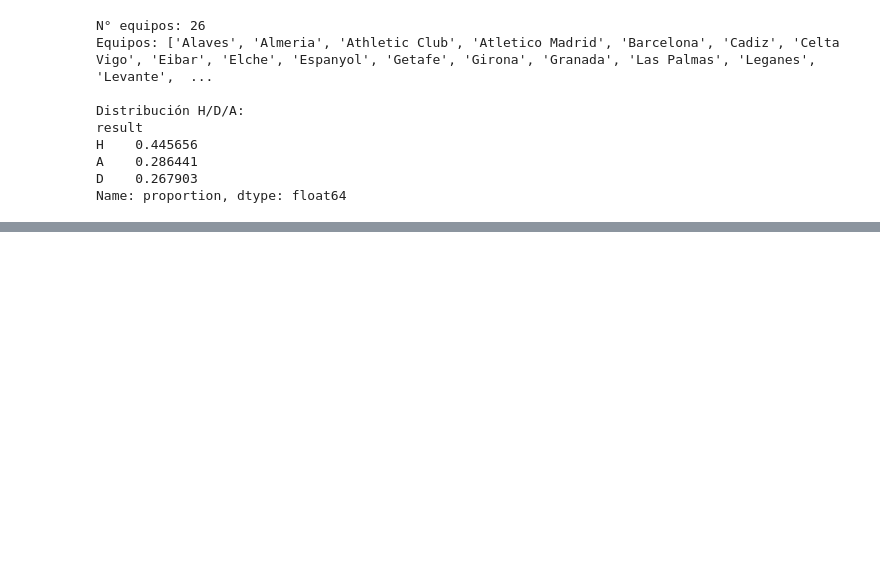
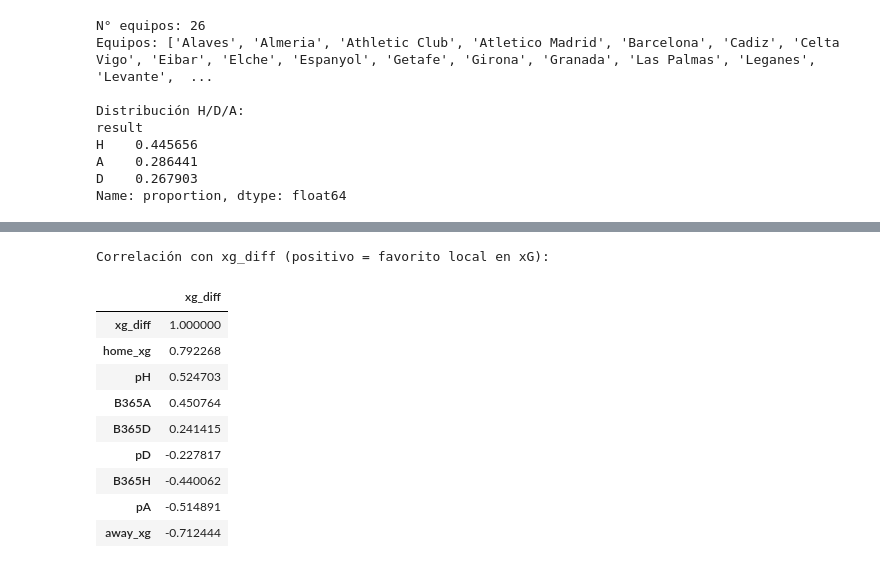
Before and after one commit to velezcanizares/EDA_data_football, a Jupyter notebook: merge_cuotas.ipynb, the cells around one changed output, grey strips where cells are left out. Drawn from its saved outputs; the diff is of its cells as text; code cells hidden in the pictures; blank space fills up the shorter version.

```diff
--- a/merge_cuotas.ipynb
+++ b/merge_cuotas.ipynb
@@ -296,0 +313,18 @@ Name: proportion, dtype: float64
+# %%
+# CELDA 8 — Correlación odds vs xG
+corr = dfA[["pH","pD","pA","B365H","B365D","B365A","xg_diff","home_xg","away_xg"]].corr(numeric_only=True)
+
+print("Correlación con xg_diff (positivo = favorito local en xG):")
+display(corr[["xg_diff"]].sort_values("xg_diff", ascending=False))
+# %% [output]
+Correlación con xg_diff (positivo = favorito local en xG):
+|  | xg_diff |
+| xg_diff | 1.000000 |
+| home_xg | 0.792268 |
+| pH | 0.524703 |
+| B365A | 0.450764 |
+| B365D | 0.241415 |
+| pD | -0.227817 |
+| B365H | -0.440062 |
+| pA | -0.514891 |
+| away_xg | -0.712444 |
```
Also changed, not shown: parts of 3 cells of this notebook, 11 other files.
